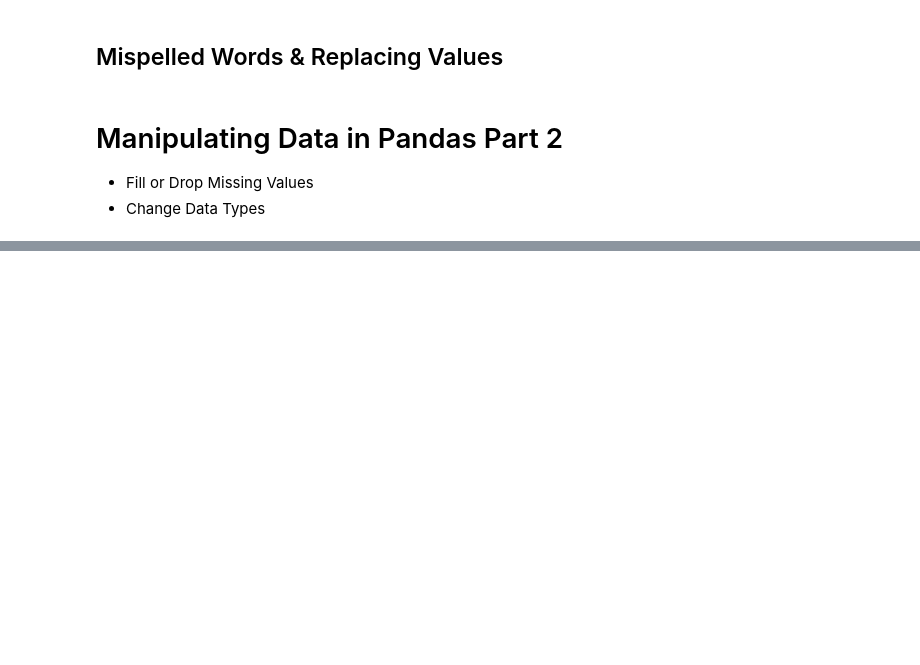
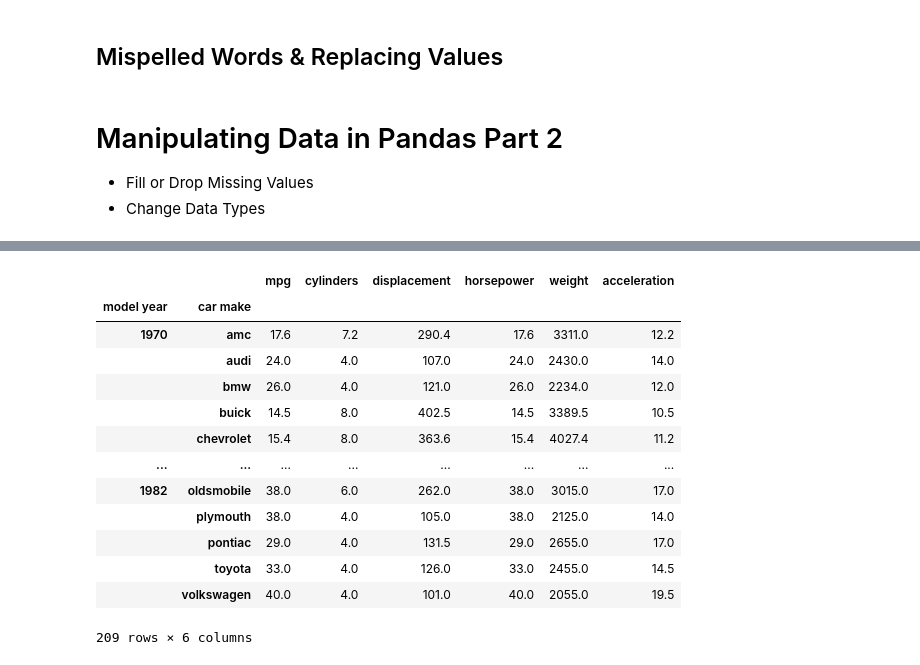
Before and after one commit to Data-Craftsmans-Guild/Python-For-Data-Engineers, a Jupyter notebook: Manipulating Data with Pandas.ipynb, the cells around one changed output, grey strips where cells are left out. Cells and saved outputs as stored; diff of their text form; code cells hidden in the pictures; blank space fills up the shorter version.

```diff
--- a/Manipulating Data with Pandas.ipynb
+++ b/Manipulating Data with Pandas.ipynb
@@ -83,0 +115,18 @@ data
+# %%
+data = data.T
+data
+# %% [output]
+|  |  | mpg | cylinders | displacement | horsepower | weight | acceleration |
+| model year | car make |  |  |  |  |  |  |
+| 1970 | amc | 17.6 | 7.2 | 290.4 | 17.6 | 3311.0 | 12.2 |
+|  | audi | 24.0 | 4.0 | 107.0 | 24.0 | 2430.0 | 14.0 |
+|  | bmw | 26.0 | 4.0 | 121.0 | 26.0 | 2234.0 | 12.0 |
+|  | buick | 14.5 | 8.0 | 402.5 | 14.5 | 3389.5 | 10.5 |
+|  | chevrolet | 15.4 | 8.0 | 363.6 | 15.4 | 4027.4 | 11.2 |
+| ... | ... | ... | ... | ... | ... | ... | ... |
+| 1982 | oldsmobile | 38.0 | 6.0 | 262.0 | 38.0 | 3015.0 | 17.0 |
+|  | plymouth | 38.0 | 4.0 | 105.0 | 38.0 | 2125.0 | 14.0 |
+|  | pontiac | 29.0 | 4.0 | 131.5 | 29.0 | 2655.0 | 17.0 |
+|  | toyota | 33.0 | 4.0 | 126.0 | 33.0 | 2455.0 | 14.5 |
+|  | volkswagen | 40.0 | 4.0 | 101.0 | 40.0 | 2055.0 | 19.5 |
+209 rows × 6 columns
```
Also changed, not shown: parts of 9 cells of this notebook.
